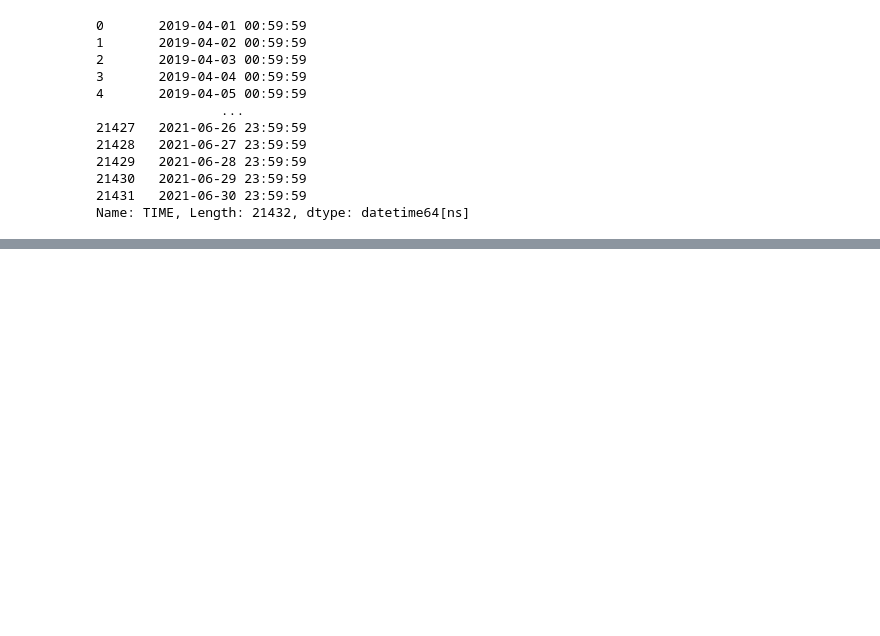
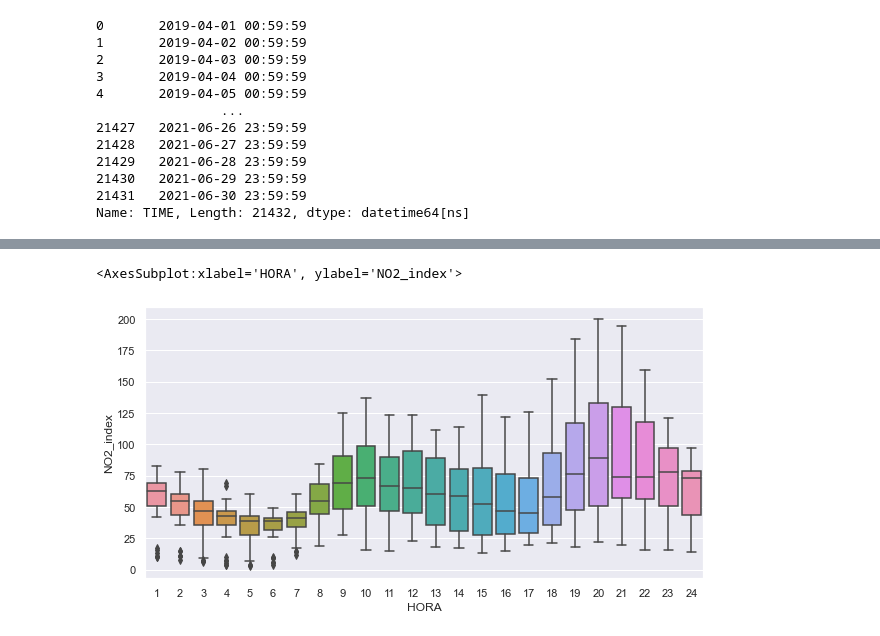
Before and after one commit to corti-acs/KS_TFM_MadridAirQuality, a Jupyter notebook: notebooks/Cleaning and Transformation_AirIndex.ipynb, the cells around one changed output, grey strips where cells are left out. Saved outputs shown, nothing was run; the diff lists cells and outputs as text; code cells hidden in the pictures; blank space fills up the shorter version.

```diff
--- a/notebooks/Cleaning and Transformation_AirIndex.ipynb
+++ b/notebooks/Cleaning and Transformation_AirIndex.ipynb
@@ -252,0 +312,5 @@ poc_air_index8_4
+# %%
+sbn.boxplot(data=poc_air_index8_4.loc['2019-01'], x='HORA', y='NO2_index')
+# %% [output]
+<AxesSubplot:xlabel='HORA', ylabel='NO2_index'>
+[figure, added]
```
Also changed, not shown: parts of 12 cells of this notebook, 9 other files.
